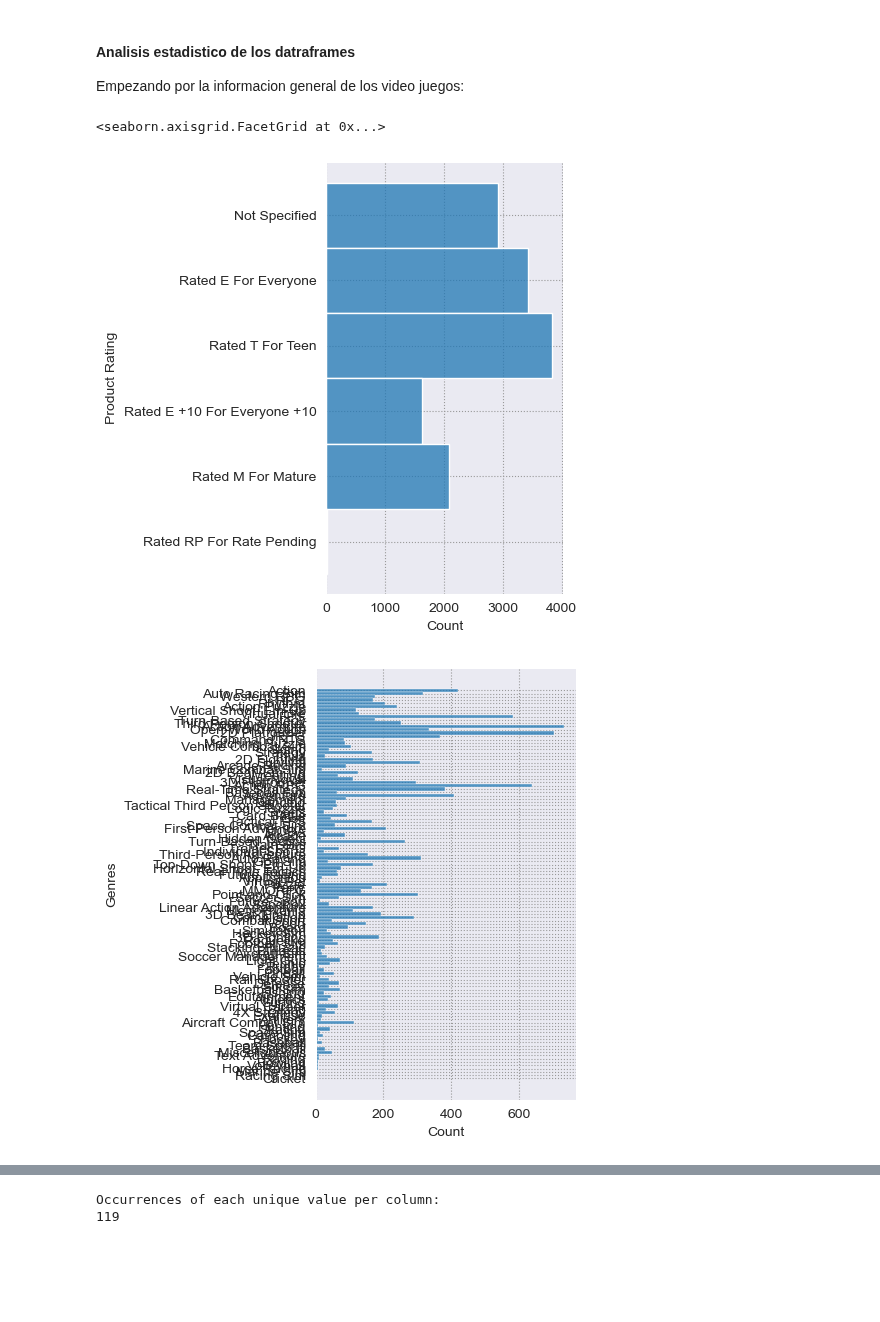
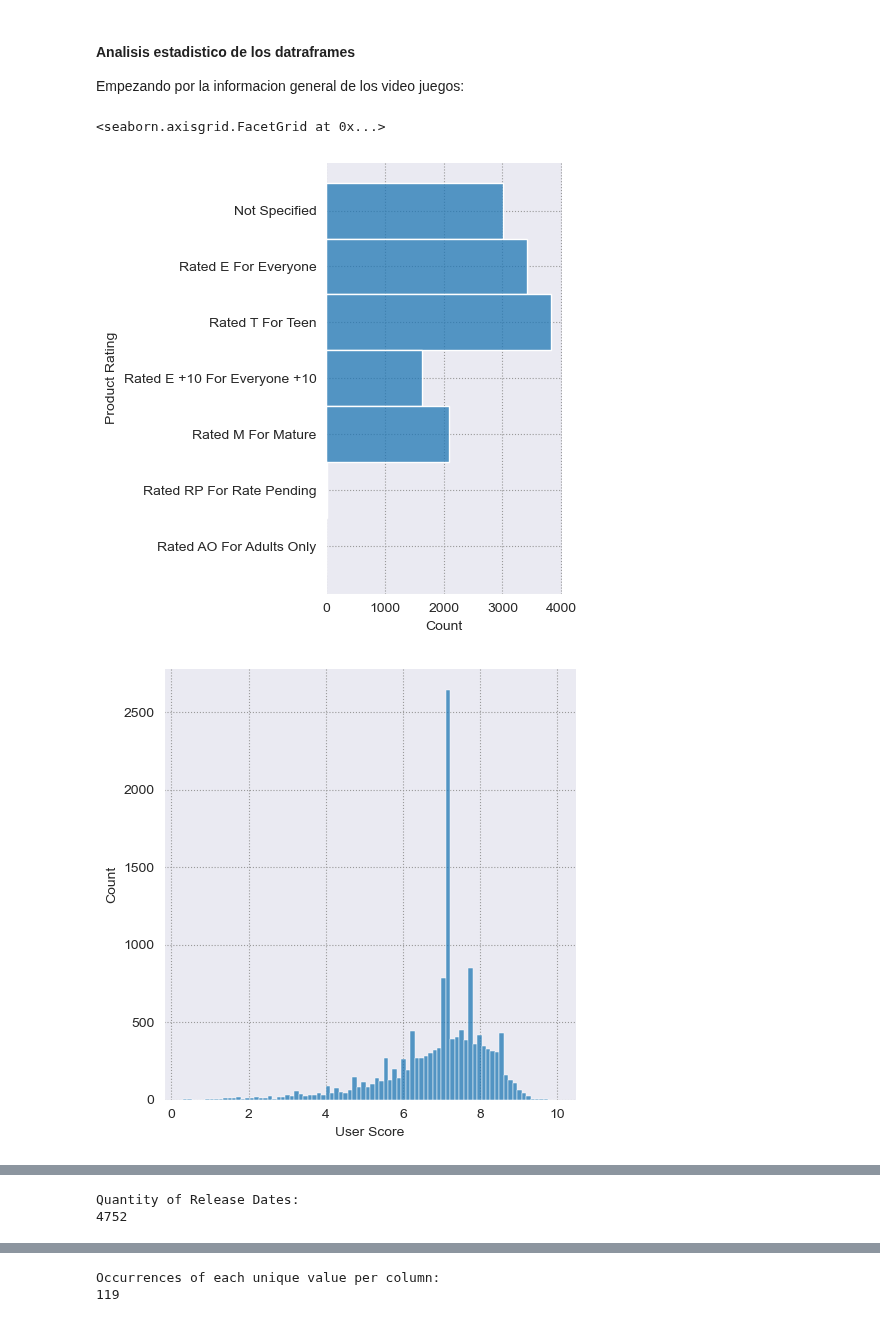
Before and after one commit to YoksanVC/TEC_DataScienceCert, a Jupyter notebook: Module_4_BigData/Proyecto/Propuesta_1_VentasVideoJuegos/analizis_propuesta_1.ipynb, the cells around one changed output, grey strips where cells are left out. Saved outputs shown, nothing was run; the diff lists cells and outputs as text; code cells hidden in the pictures; blank space fills up the shorter version.

Commit message:
Adding more info for final project

```diff
--- a/Module_4_BigData/Proyecto/Propuesta_1_VentasVideoJuegos/analizis_propuesta_1.ipynb
+++ b/Module_4_BigData/Proyecto/Propuesta_1_VentasVideoJuegos/analizis_propuesta_1.ipynb
@@ -59,7 +59,7 @@ dtype: int64
 # Se elimina la columna de Release Date, Platforms Info, Developer y User Rating Count (no aportan valor al estudio).
 # Para Genres, Publisher y Product Ratings se rellena con "Not Specified".
 
-df_videogames_cleanned = df_videogames.drop(['Release Date','User Ratings Count','Platforms Info'], axis=1)
+df_videogames_cleanned = df_videogames.drop(['User Ratings Count','Platforms Info', 'Developer'], axis=1)
 df_videogames_cleanned['Genres'] = df_videogames_cleanned['Genres'].fillna('Not Specified')
 df_videogames_cleanned['Publisher'] = df_videogames_cleanned['Publisher'].fillna('Not Specified')
 df_videogames_cleanned['Product Rating'] = df_videogames_cleanned['Product Rating'].fillna('Not Specified')
@@ -225,11 +225,12 @@ Empezando por la informacion general de los video juegos:
 # %%
 # Estilo de Seaborn
 sns.set_style("darkgrid", {"grid.color": ".6", "grid.linestyle": ":"})
 
 # Histogramas de la informacion de los video juegos
 sns.displot(data=df_videogames_info, y='Product Rating')
+sns.displot(data=df_videogames_info, x='User Score')
 sns.displot(data=df_videogames_info, y='Genres')
 # %% [output]
 <seaborn.axisgrid.FacetGrid at 0x...>
-[figure, old version]
+[figure, new version]
-[figure, old version]
+[figure, new version]
@@ -235,0 +238,7 @@ sns.displot(data=df_videogames_info, y='Genres')
+# %%
+data_per_release = df_videogames_info['Release Date'].nunique()
+
+print(f'Quantity of Release Dates:\n{data_per_release}')
+# %% [output]
+Quantity of Release Dates:
+4752
```
Also changed, not shown: parts of 5 cells of this notebook, 1 other file.
